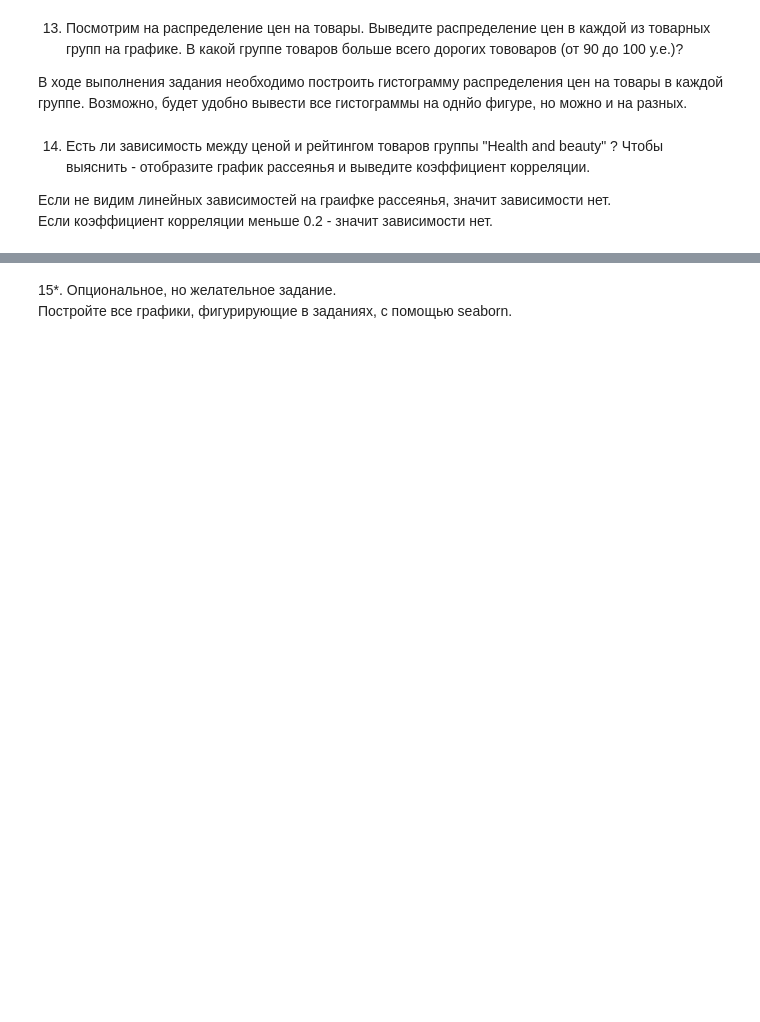
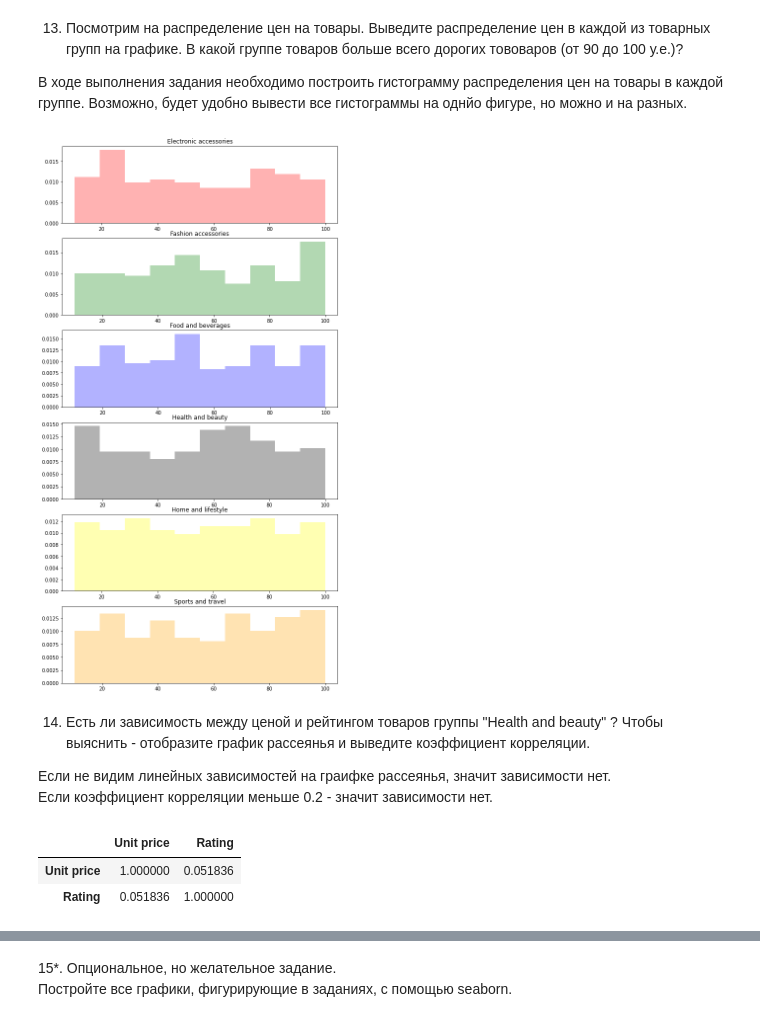
Before and after one commit to Delfori/Data_Analisys, a Jupyter notebook: rb_python_for_science/Lessons_3_4/HW2. Pandas. Basic visualizations.ipynb, the cells around one changed output, grey strips where cells are left out. Drawn from its saved outputs; the diff is of its cells as text; code cells hidden in the pictures; blank space fills up the shorter version.

```diff
--- a/rb_python_for_science/Lessons_3_4/HW2. Pandas. Basic visualizations.ipynb
+++ b/rb_python_for_science/Lessons_3_4/HW2. Pandas. Basic visualizations.ipynb
@@ -234,7 +242,21 @@ purch.style.background_gradient()
 
 В ходе выполнения задания необходимо построить гистограмму распределения цен на товары в каждой группе. Возможно, будет удобно вывести все гистограммы на однйо фигуре, но можно и на разных.
 # %%
-# ваш код тут
+hist_data = pd.pivot_table(
+    df,
+    values='Unit price',
+    aggfunc='sum',
+    columns='Product line',
+    index='Invoice ID')
+# %%
+fig, axs = plt.subplots(6, figsize=(10, 20)) # nrows=3, ncols=2
+colr = ['red', 'green', 'blue', 'black', 'yellow', 'orange']
+kwargs = dict(histtype='barstacked', alpha=0.3, density=True, bins=10)
+for i, k in enumerate(hist_data.columns):
+    axs[i].hist(hist_data.loc[:,k], **kwargs, color=colr[i])
+    axs[i].set_title(k)
+# %% [output]
+[figure, added]
 # %% [markdown]
 14. Есть ли зависимость между ценой и рейтингом товаров группы "Health and beauty" ? Чтобы выяснить - отобразите график рассеянья и выведите коэффициент корреляции.
 
@@ -244,0 +267,6 @@ purch.style.background_gradient()
+# %%
+d.corr()
+# %% [output]
+|  | Unit price | Rating |
+| Unit price | 1.000000 | 0.051836 |
+| Rating | 0.051836 | 1.000000 |
```
Also changed, not shown: parts of 5 cells of this notebook, 1 other file.
